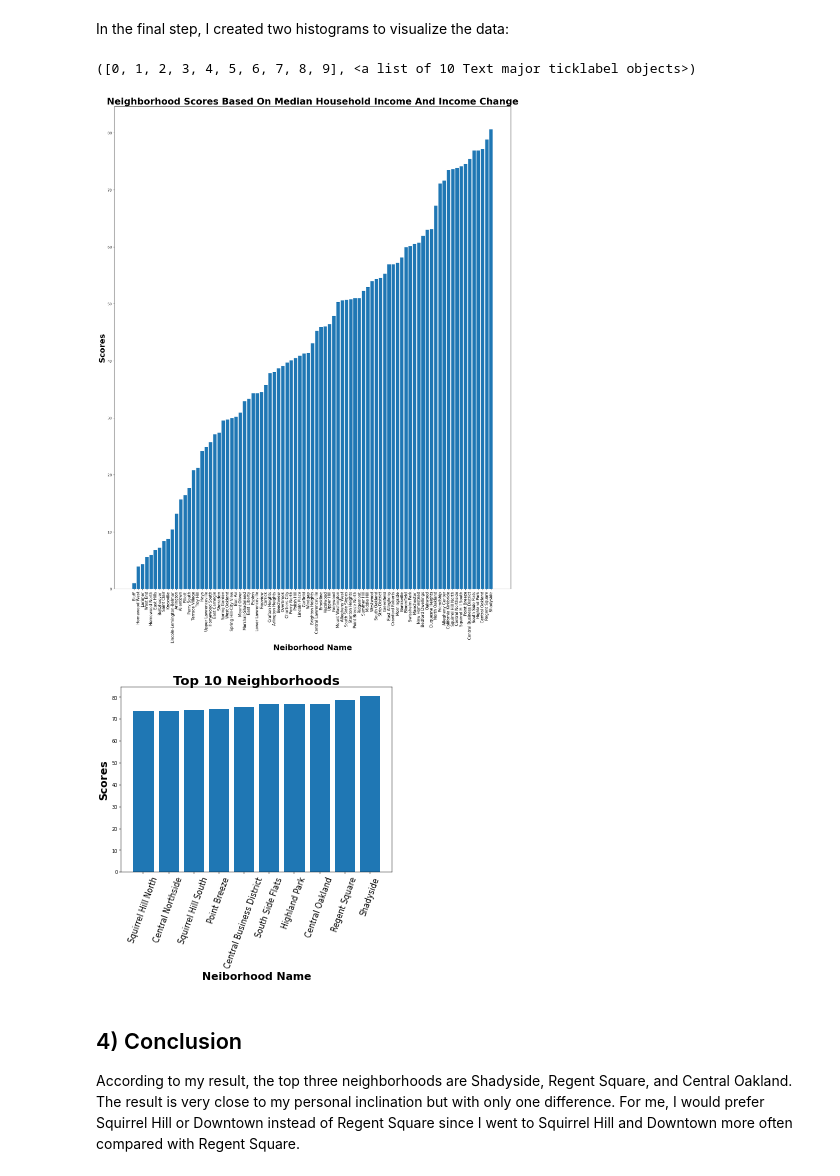
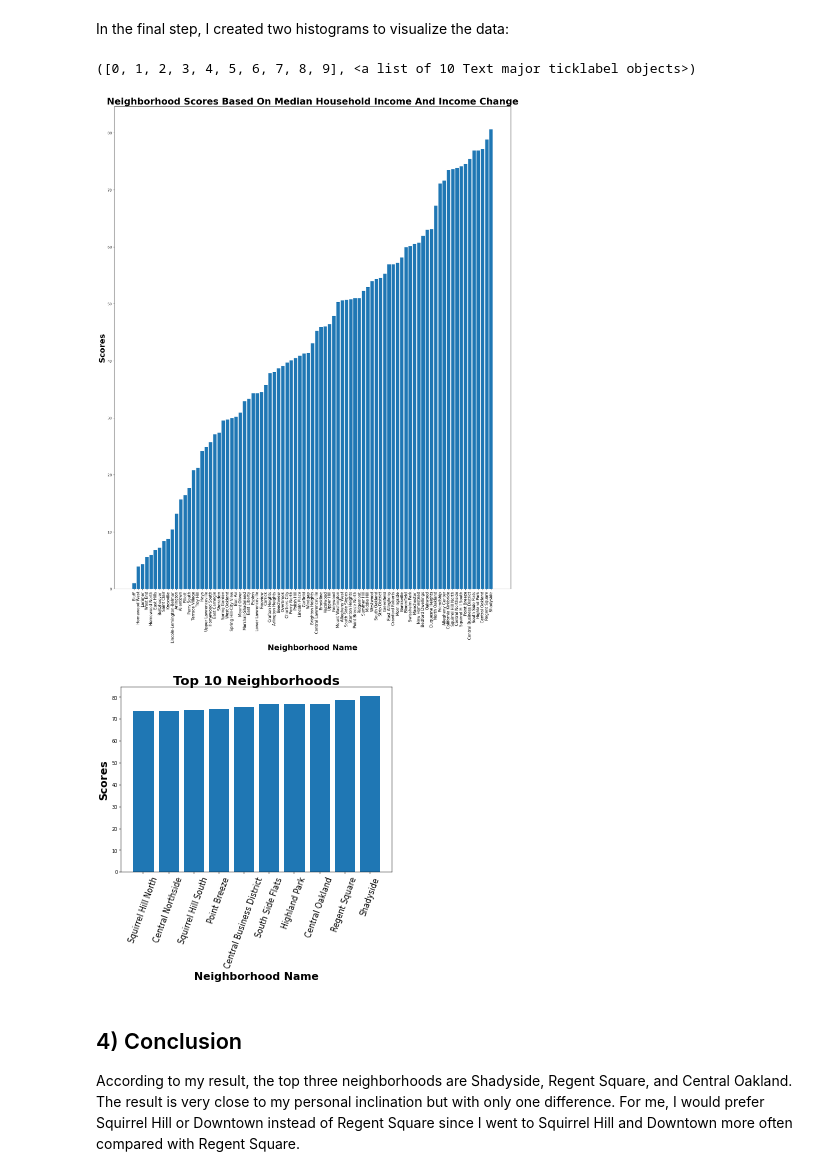
Before and after one commit to Yuu1128/Group-30-Final-Project, a Jupyter notebook: Final Project_Income/xif56-Final-Project.ipynb, the cells around one changed output. Cells and saved outputs as stored; diff of their text form; code cells hidden in the pictures.

```diff
--- a/Final Project_Income/xif56-Final-Project.ipynb
+++ b/Final Project_Income/xif56-Final-Project.ipynb
@@ -147,25 +147,25 @@ In the final step, I created two histograms to visualize the data:
 # %%
 import matplotlib.pyplot as plt
 
 top_10_neighborhoods = sort_by_score.tail(10)
 
 fig, axes = plt.subplots(figsize=(20,25), dpi=100)
 plt.bar(sort_by_score.Neighborhoods, height=sort_by_score.Score)
 plt.title('Neighborhood Scores Based On Median Household Income And Income Change', fontsize = 26, fontweight = 'bold')
 plt.ylabel('Scores', fontsize = 22, fontweight = 'bold')
-plt.xlabel('Neiborhood Name', fontsize = 22, fontweight = 'bold')
+plt.xlabel('Neighborhood Name', fontsize = 22, fontweight = 'bold')
 plt.xticks(rotation=90, fontsize = 11)
 
 fig, axes = plt.subplots(figsize=(10,7), dpi=35)
 plt.bar(top_10_neighborhoods.Neighborhoods, height=top_10_neighborhoods.Score)
 plt.title('Top 10 Neighborhoods', fontsize = 27, fontweight = 'bold')
 plt.ylabel('Scores', fontsize = 22, fontweight = 'bold')
-plt.xlabel('Neiborhood Name', fontsize = 22, fontweight = 'bold')
+plt.xlabel('Neighborhood Name', fontsize = 22, fontweight = 'bold')
 plt.xticks(rotation=70, fontsize = 16)
 # %% [output]
 ([0, 1, 2, 3, 4, 5, 6, 7, 8, 9], <a list of 10 Text major ticklabel objects>)
-[figure, old version]
+[figure, new version]
-[figure, old version]
+[figure, new version]
 # %% [markdown]
 ## 4) Conclusion
 According to my result, the top three neighborhoods are Shadyside, Regent Square, and Central Oakland. The result is very close to my personal inclination but with only one difference. For me, I would prefer Squirrel Hill or Downtown instead of Regent Square since I went to Squirrel Hill and Downtown more often compared with Regent Square.
```
